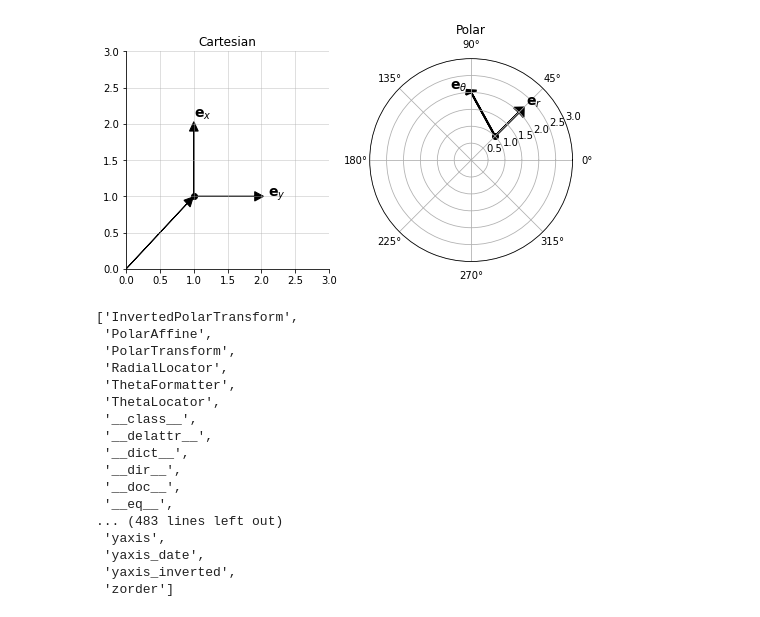
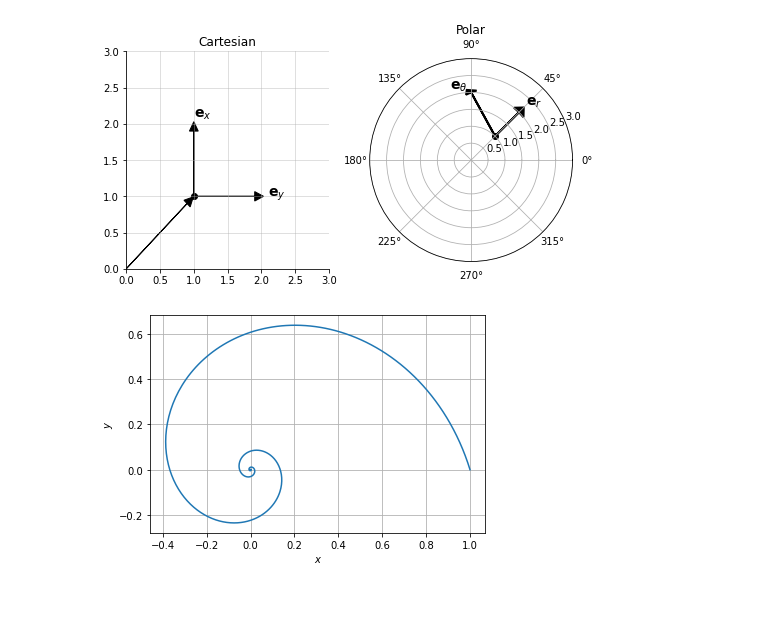
Before and after one commit to eddardd/eddardd.github.io, a Jupyter notebook: _posts/notebooks/Calculus Derivatives.ipynb, the cells around one changed output. Cells and saved outputs as stored; diff of their text form; code cells hidden in the pictures.

```diff
--- a/_posts/notebooks/Calculus Derivatives.ipynb
+++ b/_posts/notebooks/Calculus Derivatives.ipynb
@@ -216,23 +216,25 @@ ax2.text(np.pi / 4, 2.3, r"$\mathbf{e}_{r}$", fontsize=14)
 plt.savefig('../../images/PostFigures/Calculus/CoordinateSystems.png')
 # %% [output]
 [figure]
-# %%
-dir(ax2)
-# %% [output]
-['InvertedPolarTransform',
- 'PolarAffine',
- 'PolarTransform',
- 'RadialLocator',
- 'ThetaFormatter',
- 'ThetaLocator',
- '__class__',
- '__delattr__',
- '__dict__',
- '__dir__',
- '__doc__',
- '__eq__',
-... (483 lines left out)
- 'yaxis',
- 'yaxis_date',
- 'yaxis_inverted',
- 'zorder']
+# %%
+def gamma(t):
+    angle = t * np.pi
+    return np.exp(-t) * np.cos(angle), np.exp(-t) * np.sin(angle)
+
+def d_gamma(t):
+    angle = t * np.pi
+    dx = -np.exp(-t) * np.cos(angle) - np.exp(-t) * np.pi * np.sin(angle)
+    dy = -np.exp(-t) * np.sin(angle) + np.exp(-t) * np.pi * np.cos(angle)
+    return dx / np.sqrt((dx ** 2 + dy ** 2)), dy / np.sqrt((dx ** 2 + dy ** 2))
+# %%
+t = np.linspace(0, 10, 1000)
+x, y = gamma(t)
+# %%
+plt.plot(x, y)
+plt.ylabel('$y$')
+plt.xlabel('$x$')
+plt.grid()
+
+plt.savefig('../../images/PostFigures/Calculus/ParametrizedCurve.png')
+# %% [output]
+[figure, added]
```
Also changed, not shown: parts of 5 cells of this notebook, 3 other files.
